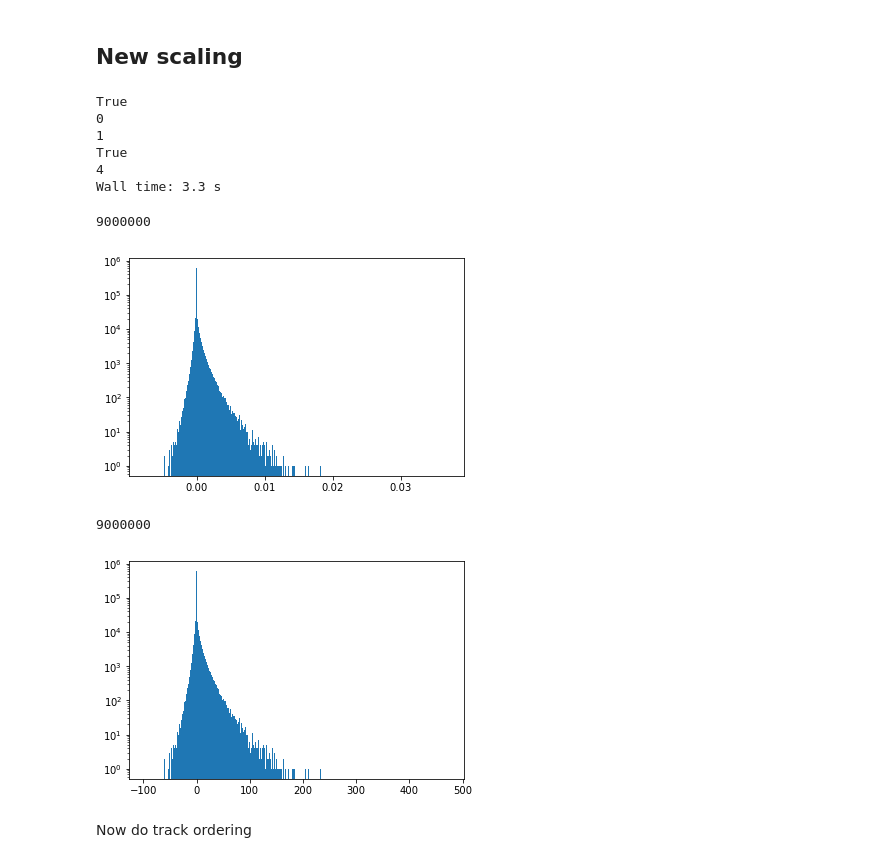
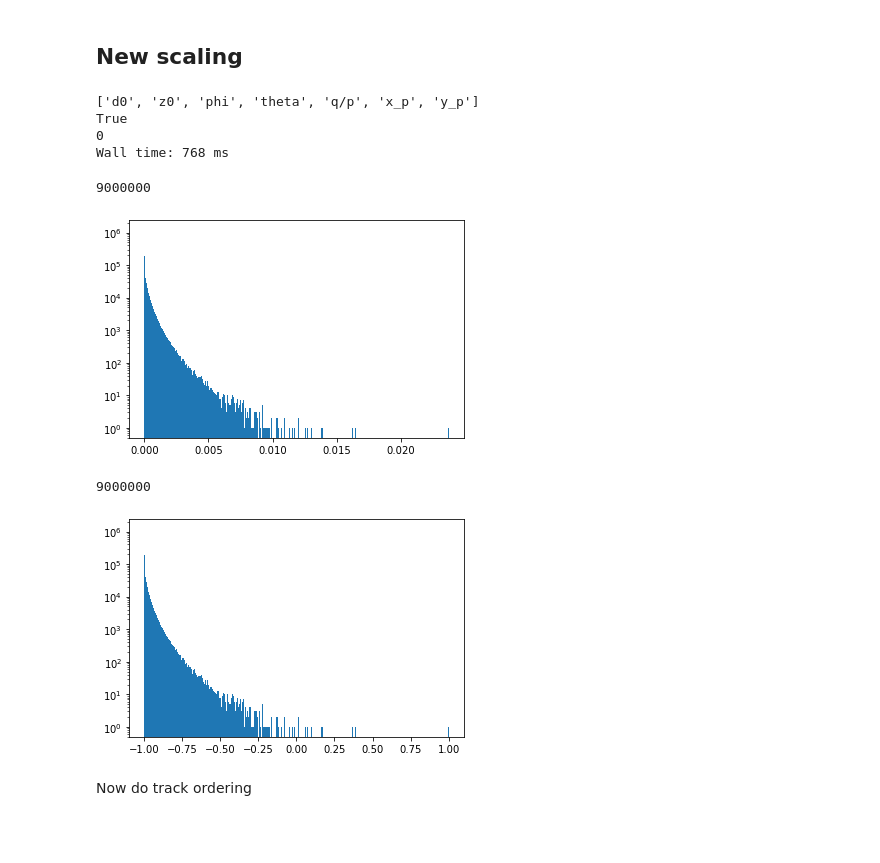
Before and after one commit to gregbarbour/RNNProject, a Jupyter notebook: an_rnn_example.ipynb, the cells around one changed output. Saved outputs shown, nothing was run; the diff lists cells and outputs as text; code cells hidden in the pictures; blank space fills up the shorter version.

```diff
--- a/an_rnn_example.ipynb
+++ b/an_rnn_example.ipynb
@@ -52,0 +36,3 @@ Wall time: 13.7 s
+# %%
+features = ['d0','z0','phi','theta','q/p','x_p','y_p']
+trks = RNNJF.get_tracks(bjets_DF,features)
@@ -230,55 +119,36 @@ Wall time: 3.3 s
 ## New scaling
 # %%
 Xscaled = copy.copy(X)  #X)
-# %%
-%%time
-for track_variable in range(5):
-    var_to_scale = Xscaled[:,:,track_variable].reshape(300000*30)
-    var_to_scale = var_to_scale.reshape(-1,1)
-    if (track_variable == 0):
-        print((track_variable == 0))
-        print(track_variable)
-        scaler= RobustScaler() # maybe have another look at this case, it seems to skew d0 quite a lot
-    elif (track_variable == 4):
-        print((track_variable == 4))
-        print(track_variable)
-        scaler=RobustScaler()
-    elif (track_variable == 1):
-        print(track_variable)
-        scaler = RobustScaler()
-    else:
-        scaler=MinMaxScaler([-1,1])
-    scaler.fit(var_to_scale)
-    scaled_var = scaler.transform(var_to_scale)
-    Xscaled[:,:,track_variable] = scaled_var.reshape(300000,30)
-# %% [output]
-True
-0
-1
-True
-4
-Wall time: 3.3 s
+# %%
+%%time
+print(features)
+Xscaled = RNNJF.scale_features(Xscaled,features)
+# %% [output]
+['d0', 'z0', 'phi', 'theta', 'q/p', 'x_p', 'y_p']
+True
+0
+Wall time: 768 ms
 # %%
-var=1
+var=5
 trackvar = X[:,:,var]
 trackvar = trackvar[~(trackvar == np.NaN)]
 print(len(trackvar))
 
 plt.hist(trackvar,bins='scott',log=True)
 plt.show()
 
 trackvar2 = Xscaled[:,:,var]
 trackvar2 = trackvar2[~(trackvar2 == np.NaN)]
 print(len(trackvar2))
 
 
 plt.hist(trackvar2,bins='scott',log=True)
 plt.show()
 # %% [output]
 9000000
-[figure, old version]
+[figure, new version]
 9000000
-[figure, old version]
+[figure, new version]
 # %% [markdown]
 Now do track ordering
 # %%
```
Also changed, not shown: parts of 20 cells of this notebook, 2 other files.
